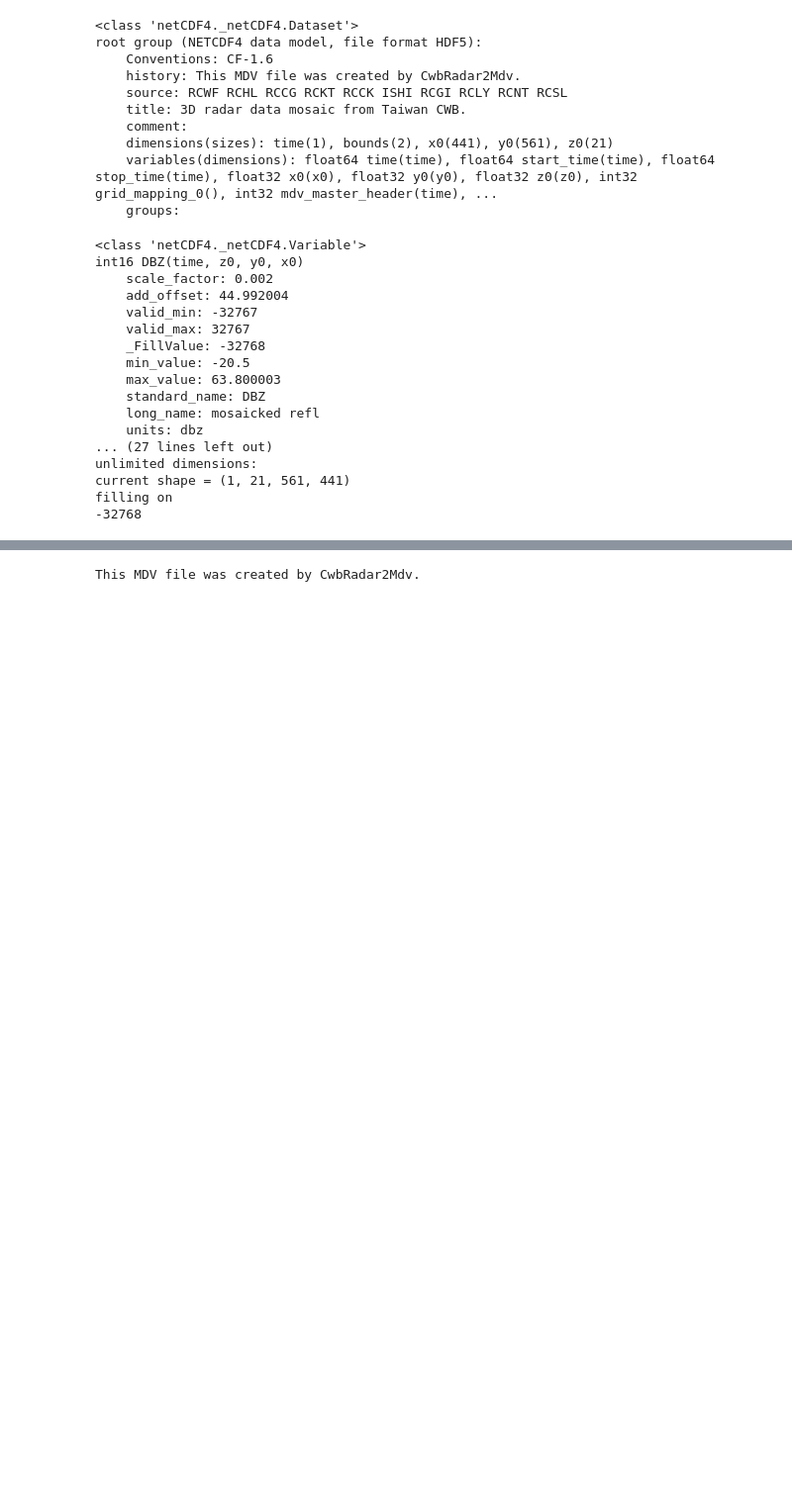
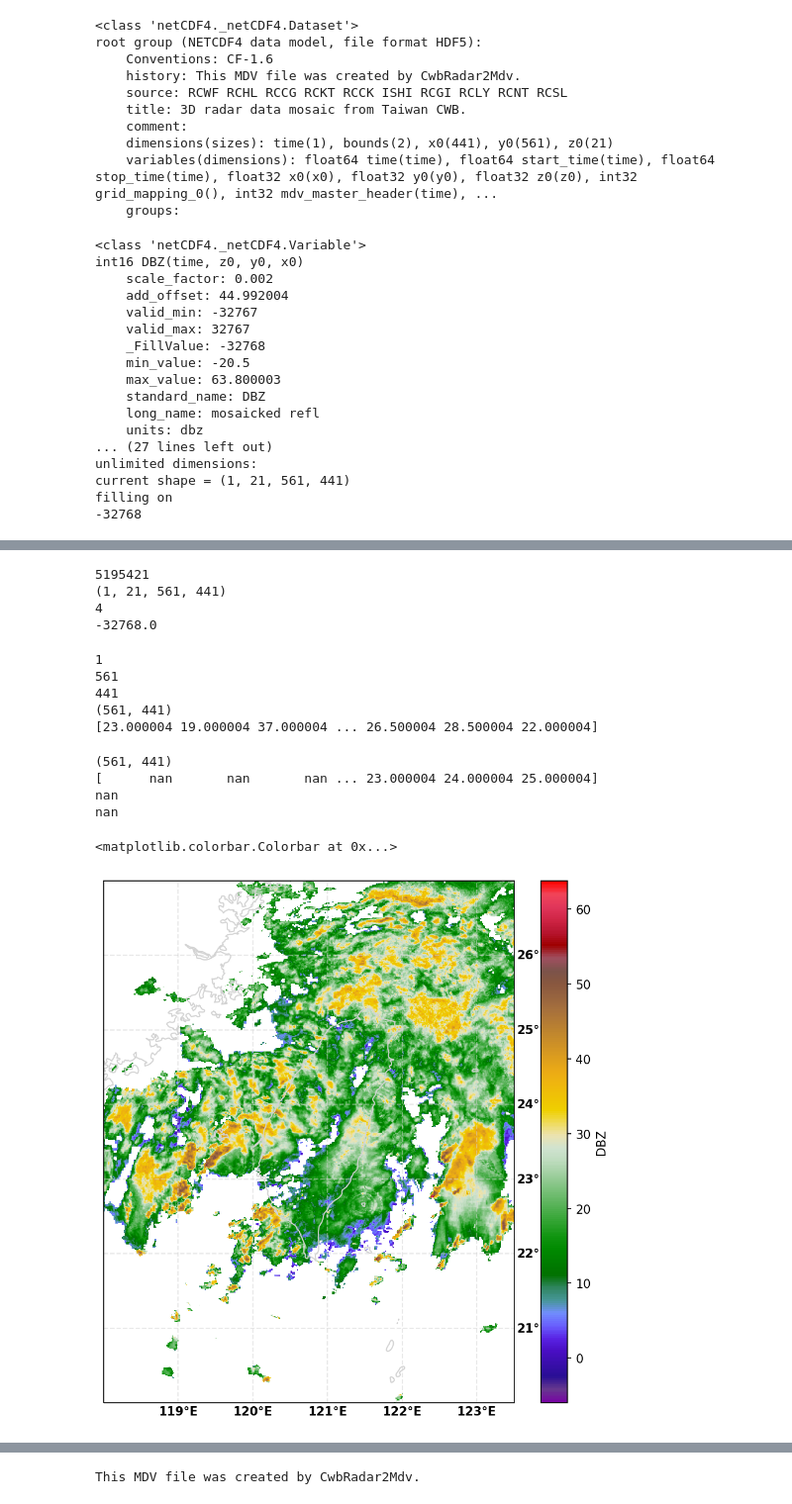
Before and after one commit to NCAR/lrose-docs, a Jupyter notebook: notebooks/erad_workshop_2022.ipynb, the cells around one changed output, grey strips where cells are left out. Shown at 99% size. Saved outputs shown, nothing was run; the diff lists cells and outputs as text; code cells hidden in the pictures; blank space fills up the shorter version.

```diff
--- a/notebooks/erad_workshop_2022.ipynb
+++ b/notebooks/erad_workshop_2022.ipynb
@@ -166,0 +77,11 @@ AttributeError: NetCDF: Attribute not found
+# %%
+dbz1 = np.array(ds['DBZ'])
+print(dbz1.size)
+print(dbz1.shape)
+print(dbz1.ndim)
+print(dbz1[0][0][256][0])
+# %% [output]
+5195421
+(1, 21, 561, 441)
+4
+-32768.0
@@ -166,0 +95,26 @@ AttributeError: NetCDF: Attribute not found
+# %%
+dbzPlane0 = dbz1[0][0:1]
+print(dbzPlane0.shape[0])
+print(dbzPlane0.shape[1])
+print(dbzPlane0.shape[2])
+dbz2D = dbzPlane0.reshape(dbzPlane0.shape[1],dbzPlane0.shape[2])
+print(dbz2D.shape)
+print(dbz2D[dbz2D != fillValue])
+# %% [output]
+1
+561
+441
+(561, 441)
+[23.000004 19.000004 37.000004 ... 26.500004 28.500004 22.000004]
+# %%
+dbzPlaneMax = np.amax(dbz1, (0, 1))
+dbzPlaneMax[dbzPlaneMax == fillValue] = np.nan
+print(dbzPlaneMax.shape)
+print(dbzPlaneMax[dbzPlaneMax != fillValue])
+print(np.min(dbzPlaneMax))
+print(np.max(dbzPlaneMax))
+# %% [output]
+(561, 441)
+[      nan       nan       nan ... 23.000004 24.000004 25.000004]
+nan
+nan
@@ -166,0 +150,13 @@ AttributeError: NetCDF: Attribute not found
+# %%
+fig = plt.figure(figsize=(8, 8), dpi=150)
+ax = new_map(fig)
+plt.imshow(dbzPlaneMax,
+            cmap='pyart_Carbone42',
+            interpolation = 'bilinear',
+            origin = 'lower',
+            extent = (minLon, maxLon, minLat, maxLat))
+ax.coastlines('10m', 'lightgray', linewidth=1, zorder=0)
+plt.colorbar(label="DBZ", orientation="vertical")
+# %% [output]
+<matplotlib.colorbar.Colorbar at 0x...>
+[figure, added]
```
Also changed, not shown: parts of 16 cells of this notebook.
